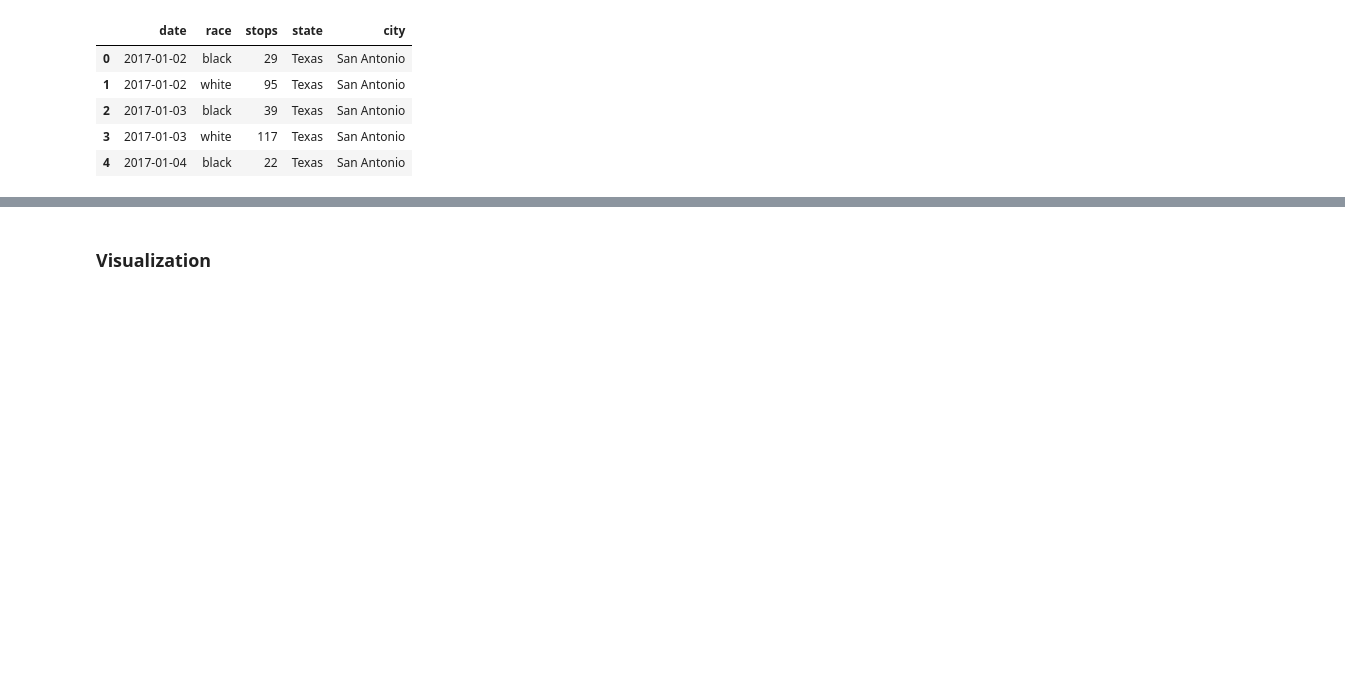
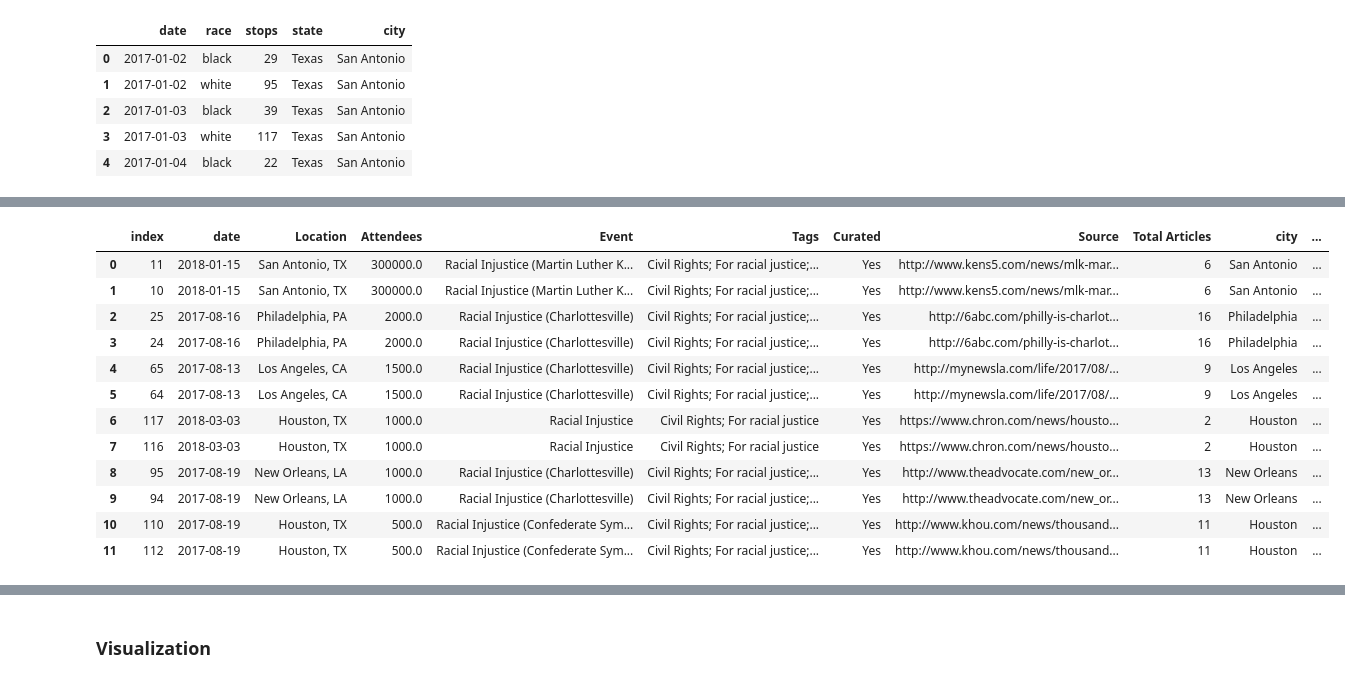
Before and after one commit to epfl-ada/ada-2020-project-milestone-p3-p3_three_musketeers, a Jupyter notebook: data_wranggling.ipynb, the cells around one changed output, grey strips where cells are left out. Cells and saved outputs as stored; diff of their text form; code cells hidden in the pictures; blank space fills up the shorter version.

```diff
--- a/data_wranggling.ipynb
+++ b/data_wranggling.ipynb
@@ -361,0 +288,19 @@ selected_protests
+# %%
+selected_protests = df_merged_city[['date','Location','Attendees','Event',
+                                 'Tags','Curated','Source','Total Articles',
+                                 'city','state']].sort_values(by='Attendees', ascending=False).head(12).reset_index()
+selected_protests
+# %% [output]
+|  | index | date | Location | Attendees | Event | Tags | Curated | Source | Total Articles | city | ... |
+| 0 | 11 | 2018-01-15 | San Antonio, TX | 300000.0 | Racial Injustice (Martin Luther K... | Civil Rights; For racial justice;... | Yes | http://www.kens5.com/news/mlk-mar... | 6 | San Antonio | ... |
+| 1 | 10 | 2018-01-15 | San Antonio, TX | 300000.0 | Racial Injustice (Martin Luther K... | Civil Rights; For racial justice;... | Yes | http://www.kens5.com/news/mlk-mar... | 6 | San Antonio | ... |
+| 2 | 25 | 2017-08-16 | Philadelphia, PA | 2000.0 | Racial Injustice (Charlottesville) | Civil Rights; For racial justice;... | Yes | http://6abc.com/philly-is-charlot... | 16 | Philadelphia | ... |
+| 3 | 24 | 2017-08-16 | Philadelphia, PA | 2000.0 | Racial Injustice (Charlottesville) | Civil Rights; For racial justice;... | Yes | http://6abc.com/philly-is-charlot... | 16 | Philadelphia | ... |
+| 4 | 65 | 2017-08-13 | Los Angeles, CA | 1500.0 | Racial Injustice (Charlottesville) | Civil Rights; For racial justice;... | Yes | http://mynewsla.com/life/2017/08/... | 9 | Los Angeles | ... |
+| 5 | 64 | 2017-08-13 | Los Angeles, CA | 1500.0 | Racial Injustice (Charlottesville) | Civil Rights; For racial justice;... | Yes | http://mynewsla.com/life/2017/08/... | 9 | Los Angeles | ... |
+| 6 | 117 | 2018-03-03 | Houston, TX | 1000.0 | Racial Injustice | Civil Rights; For racial justice | Yes | https://www.chron.com/news/housto... | 2 | Houston | ... |
+| 7 | 116 | 2018-03-03 | Houston, TX | 1000.0 | Racial Injustice | Civil Rights; For racial justice | Yes | https://www.chron.com/news/housto... | 2 | Houston | ... |
+| 8 | 95 | 2017-08-19 | New Orleans, LA | 1000.0 | Racial Injustice (Charlottesville) | Civil Rights; For racial justice;... | Yes | http://www.theadvocate.com/new_or... | 13 | New Orleans | ... |
+| 9 | 94 | 2017-08-19 | New Orleans, LA | 1000.0 | Racial Injustice (Charlottesville) | Civil Rights; For racial justice;... | Yes | http://www.theadvocate.com/new_or... | 13 | New Orleans | ... |
+| 10 | 110 | 2017-08-19 | Houston, TX | 500.0 | Racial Injustice (Confederate Sym... | Civil Rights; For racial justice;... | Yes | http://www.khou.com/news/thousand... | 11 | Houston | ... |
+| 11 | 112 | 2017-08-19 | Houston, TX | 500.0 | Racial Injustice (Confederate Sym... | Civil Rights; For racial justice;... | Yes | http://www.khou.com/news/thousand... | 11 | Houston | ... |
```
Also changed, not shown: parts of 20 cells of this notebook.
